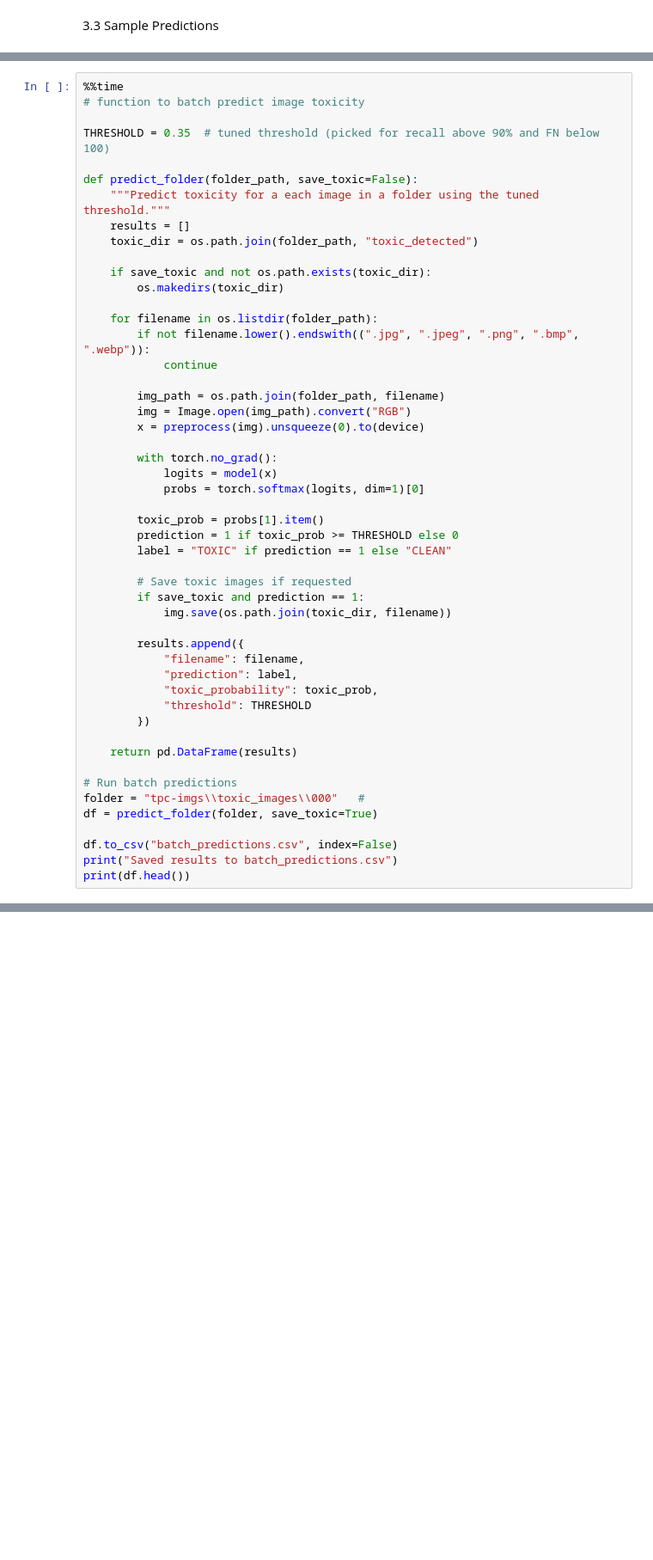
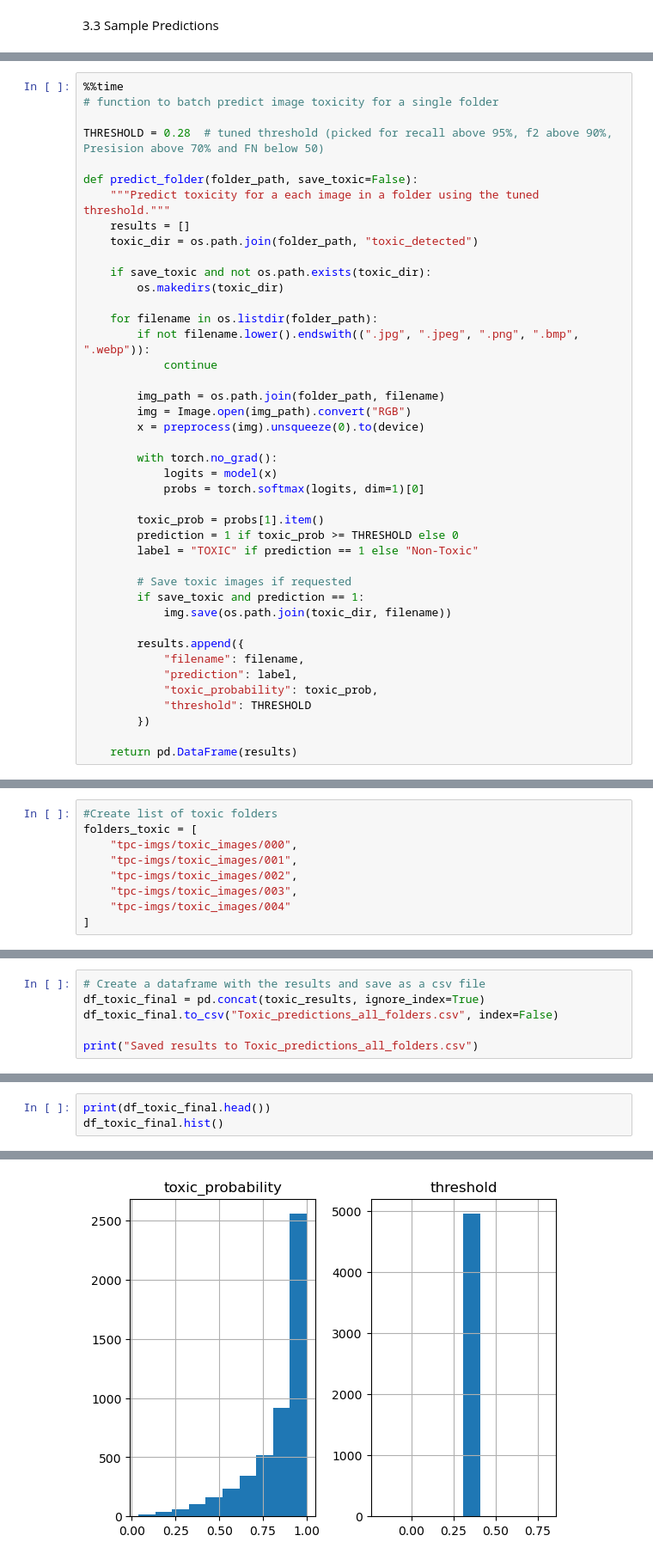
Before and after one commit to segoldsmith/Capstone3_PlantToxicity, a Jupyter notebook: Capstone3_pre-processing-modeling.ipynb, the cells around one changed output, grey strips where cells are left out. Shown at 86% size. Drawn from its saved outputs; the diff is of its cells as text; blank space fills up the shorter version.

```diff
--- a/Capstone3_pre-processing-modeling.ipynb
+++ b/Capstone3_pre-processing-modeling.ipynb
@@ -846,8 +934,8 @@ print(result)
 # %%
 %%time
-# function to batch predict image toxicity
+# function to batch predict image toxicity for a single folder
 
-THRESHOLD = 0.35  # tuned threshold (picked for recall above 90% and FN below 100)
+THRESHOLD = 0.28  # tuned threshold (picked for recall above 95%, f2 above 90%, Presision above 70% and FN below 50)
 
 def predict_folder(folder_path, save_toxic=False):
     """Predict toxicity for a each image in a folder using the tuned threshold."""
@@ -871,7 +959,7 @@ def predict_folder(folder_path, save_toxic=False):
 
         toxic_prob = probs[1].item()
         prediction = 1 if toxic_prob >= THRESHOLD else 0
-        label = "TOXIC" if prediction == 1 else "CLEAN"
+        label = "TOXIC" if prediction == 1 else "Non-Toxic"
 
         # Save toxic images if requested
         if save_toxic and prediction == 1:
@@ -885,12 +973,4 @@ def predict_folder(folder_path, save_toxic=False):
         })
 
     return pd.DataFrame(results)
-
-# Run batch predictions
-folder = "tpc-imgs\\toxic_images\\000"   #
-df = predict_folder(folder, save_toxic=True)
-
-df.to_csv("batch_predictions.csv", index=False)
-print("Saved results to batch_predictions.csv")
-print(df.head())
 # %% [output]
@@ -920,0 +979,9 @@ print(df.tail(10))
+# %%
+#Create list of toxic folders
+folders_toxic = [
+    "tpc-imgs/toxic_images/000",
+    "tpc-imgs/toxic_images/001",
+    "tpc-imgs/toxic_images/002",
+    "tpc-imgs/toxic_images/003",
+    "tpc-imgs/toxic_images/004"
+]
@@ -920,0 +1000,6 @@ print(df.tail(10))
+# %%
+# Create a dataframe with the results and save as a csv file
+df_toxic_final = pd.concat(toxic_results, ignore_index=True)
+df_toxic_final.to_csv("Toxic_predictions_all_folders.csv", index=False)
+
+print("Saved results to Toxic_predictions_all_folders.csv")
@@ -920,0 +1114,4 @@ print(df.tail(10))
+# %%
+print(df_toxic_final.head())
+df_toxic_final.hist()
+# %% [output]
@@ -920,0 +1126 @@ print(df.tail(10))
+[figure, added]
```
Also changed, not shown: parts of 44 cells of this notebook.
